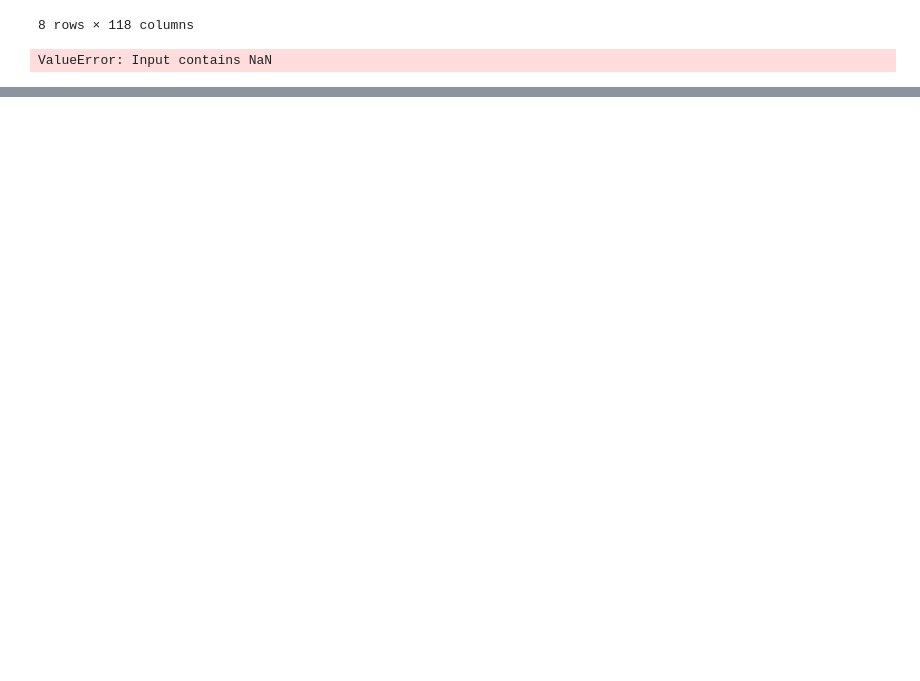
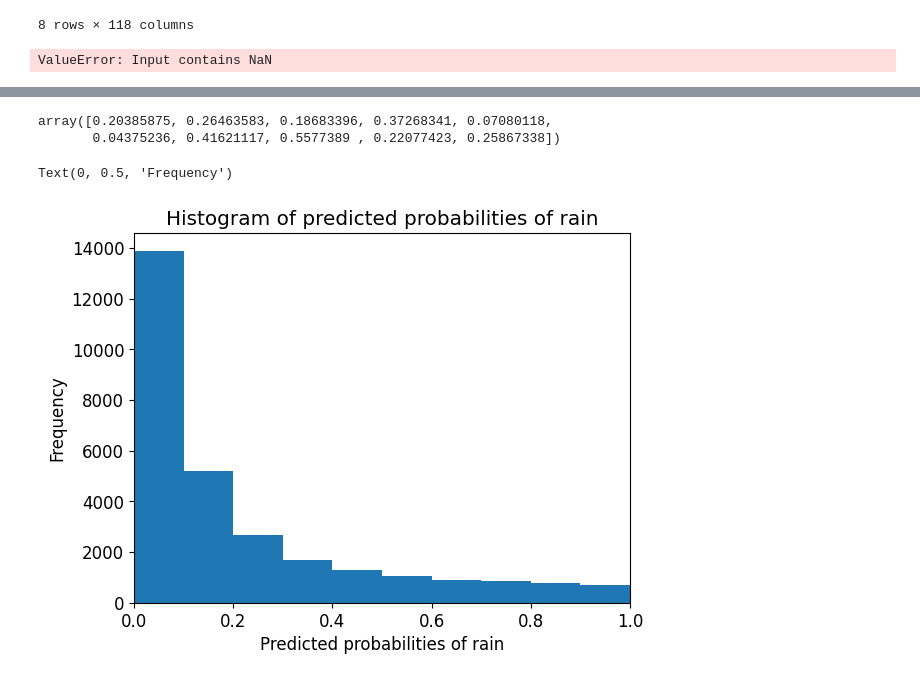
Before and after one commit to McLight-Note/Machine_Learning_Programming, a Jupyter notebook: 6-Lesson/Assignment.ipynb, the cells around one changed output, grey strips where cells are left out. Saved outputs shown, nothing was run; the diff lists cells and outputs as text; code cells hidden in the pictures; blank space fills up the shorter version.

```diff
--- a/6-Lesson/Assignment.ipynb
+++ b/6-Lesson/Assignment.ipynb
@@ -1248,0 +1354,2 @@ ValueError: Input contains NaN
+# %%
+logreg.fit(X_train, y_train)
@@ -1248,0 +1604,23 @@ ValueError: Input contains NaN
+# %%
+# print the first 10 predicted probabilities for class 1 - Probability of rain
+
+logreg.predict_proba(X_test)[0:10, 1]
+# %% [output]
+array([0.20385875, 0.26463583, 0.18683396, 0.37268341, 0.07080118,
+       0.04375236, 0.41621117, 0.5577389 , 0.22077423, 0.25867338])
+# %%
+# store the predicted probabilities for class 1 - Probability of rain
+
+y_pred1 = logreg.predict_proba(X_test)[:, 1]
+# %%
+# plot histogram of predicted probabilities
+
+plt.rcParams['font.size'] = 12
+plt.hist(y_pred1, bins = 10)
+plt.title('Histogram of predicted probabilities of rain')
+plt.xlim(0,1)
+plt.xlabel('Predicted probabilities of rain')
+plt.ylabel('Frequency')
+# %% [output]
+Text(0, 0.5, 'Frequency')
+[figure, added]
```
Also changed, not shown: parts of 43 cells of this notebook, 1 other file.
